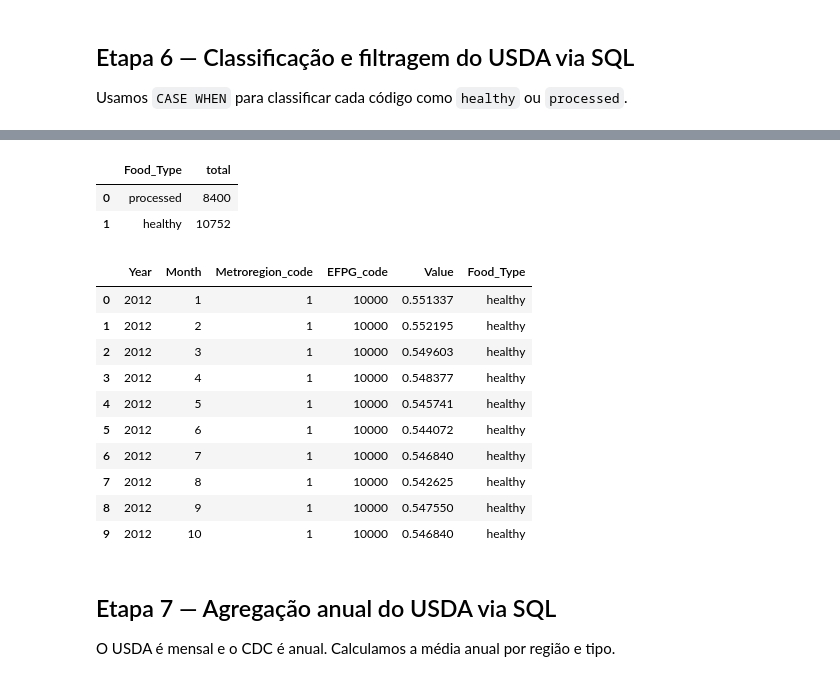
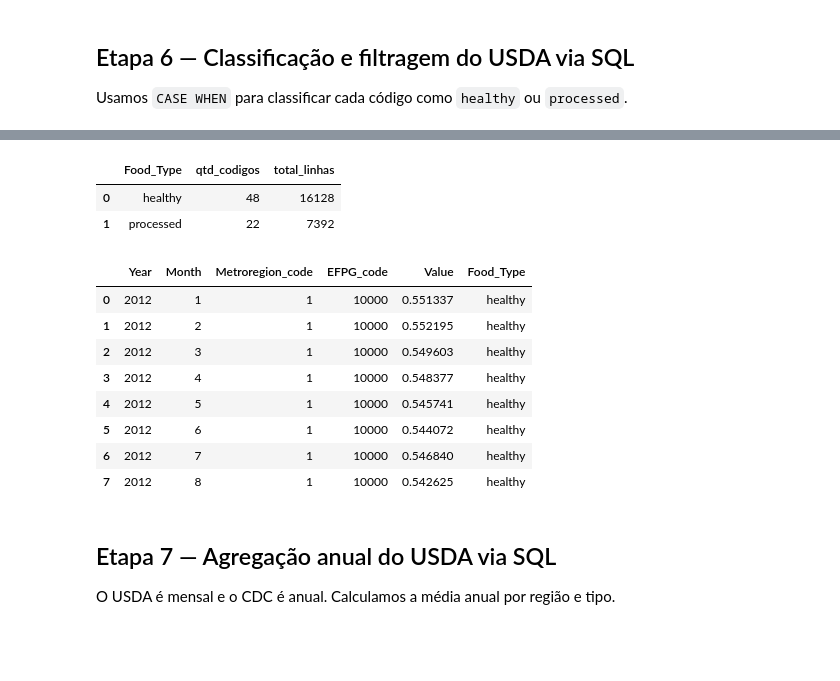
Before and after one commit to KaikyLima/teste-food-price-obesity-analysis, a Jupyter notebook: note.ipynb, the cells around one changed output, grey strips where cells are left out. Cells and saved outputs as stored; diff of their text form; code cells hidden in the pictures; blank space fills up the shorter version.

```diff
--- a/note.ipynb
+++ b/note.ipynb
@@ -178,6 +361,8 @@ Regiões disponíveis:
 
 Usamos `CASE WHEN` para classificar cada código como `healthy` ou `processed`.
 # %%
+# ── Etapa 6 — Classificação e filtragem do USDA ───────────────────────────────
+
 usda_filtrado = con.execute("""
     SELECT
         Year,
@@ -187,27 +372,51 @@ usda_filtrado = con.execute("""
         Value,
         CASE
             WHEN EFPG_code IN (
+                -- Grãos integrais
                 10000, 10025, 10050, 10075,
-                20000, 21500, 21525, 21550,
-                23000, 24500, 24525, 24550,
-                26000, 26525, 26550,
-                27500, 27550,
-                29000, 29025, 29050,
-                30000, 30025, 30050, 30090,
+                -- Vegetais (todas as formas)
+                20000, 20075,
+                21500, 21525, 21550, 21575,
+                23000, 23075,
+                24500, 24525, 24550, 24575,
+                26000, 26525, 26550, 26575,
+                27500, 27550, 27575,
+                29000, 29025, 29050, 29075,
+                -- Frutas (todas as formas)
+                30000, 30025, 30050, 30075, 30090,
+                -- Sucos 100%
+                35000, 35050, 35075,
+                -- Laticínios com gordura reduzida
+                43000, 43030, 43060,
+                -- Carnes não processadas
                 50000, 50050,
+                51500, 51550,
+                -- Peixes e frutos do mar
                 53000, 53050,
+                -- Nozes e sementes
                 54500, 54550,
-                57500, 59000
+                -- Ovos
+                57500,
+                -- Tofu
+                59000
             ) THEN 'healthy'
             WHEN EFPG_code IN (
+                -- Grãos não integrais
                 15000, 15025, 15050, 15075,
-                46050, 50075, 56000,
+                -- Queijo processado
+                46050,
+                -- Carnes processadas
+                56000,
+                -- Refeições prontas
                 60000, 62500, 65000, 67500,
+                -- Bebidas adoçadas
                 72000, 72020, 72040, 72050,
-                73000, 73010, 73020, 73030,
-                73040, 73050, 73060, 75050,
-                70000, 70050
+                -- Doces e sobremesas
+                73000, 73010, 73020, 73030, 73040, 73050, 73060,
+                -- Salgadinhos não integrais
+                75050
             ) THEN 'processed'
+            ELSE NULL  -- neutros: excluídos da análise
         END AS Food_Type
     FROM usda_raw
     WHERE
@@ -219,13 +428,13 @@ usda_filtrado = con.execute("""
 
 con.register("usda_filtrado", usda_filtrado)
 
-print(f"Linhas antes: {len(df_usda):,}")
+print(f"Linhas antes:  {len(df_usda):,}")
 print(f"Linhas depois: {len(usda_filtrado):,}")
 print("\nDistribuição por tipo:")
 display(con.execute("""
-    SELECT Food_Type, COUNT(*) AS total
+    SELECT Food_Type, COUNT(DISTINCT EFPG_code) AS qtd_codigos, COUNT(*) AS total_linhas
     FROM usda_filtrado
     GROUP BY Food_Type
 """).df())
-display(usda_filtrado.head(10))
+display(usda_filtrado.head(8))
 # %% [output]
@@ -234,19 +443,17 @@ Linhas depois: 19,152
 
 Distribuição por tipo:
-|  | Food_Type | total |
-| 0 | processed | 8400 |
-| 1 | healthy | 10752 |
+|  | Food_Type | qtd_codigos | total_linhas |
+| 0 | healthy | 48 | 16128 |
+| 1 | processed | 22 | 7392 |
 |  | Year | Month | Metroregion_code | EFPG_code | Value | Food_Type |
 | 0 | 2012 | 1 | 1 | 10000 | 0.551337 | healthy |
 | 1 | 2012 | 2 | 1 | 10000 | 0.552195 | healthy |
 | 2 | 2012 | 3 | 1 | 10000 | 0.549603 | healthy |
 | 3 | 2012 | 4 | 1 | 10000 | 0.548377 | healthy |
 | 4 | 2012 | 5 | 1 | 10000 | 0.545741 | healthy |
 | 5 | 2012 | 6 | 1 | 10000 | 0.544072 | healthy |
 | 6 | 2012 | 7 | 1 | 10000 | 0.546840 | healthy |
 | 7 | 2012 | 8 | 1 | 10000 | 0.542625 | healthy |
-| 8 | 2012 | 9 | 1 | 10000 | 0.547550 | healthy |
-| 9 | 2012 | 10 | 1 | 10000 | 0.546840 | healthy |
 # %% [markdown]
 ## Etapa 7 — Agregação anual do USDA via SQL
 
```
Also changed, not shown: parts of 24 cells of this notebook, 1 other file.
